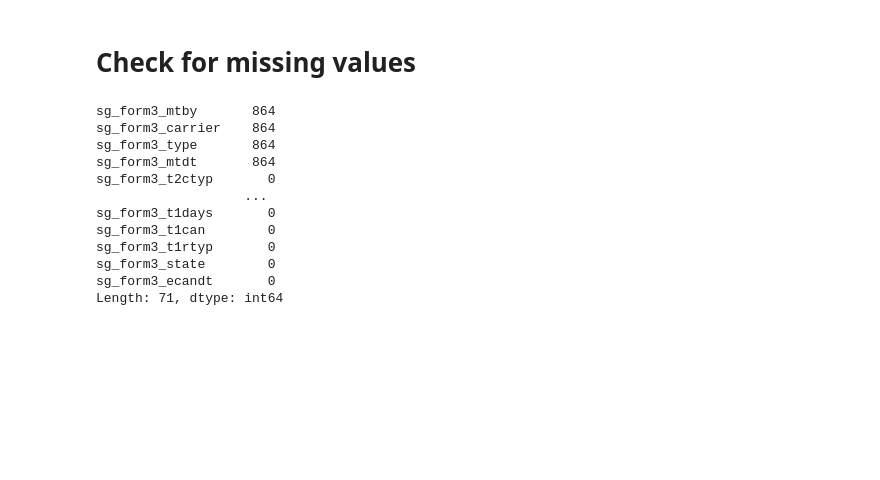
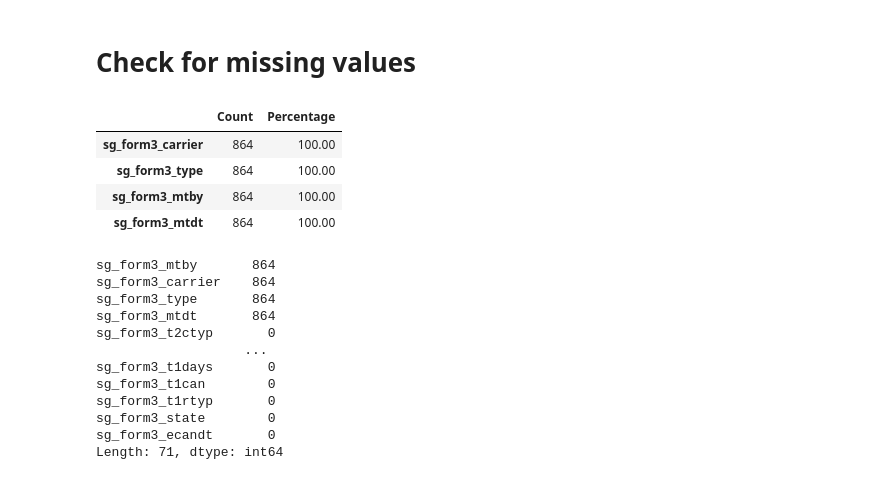
Before and after one commit to boborodono/Great_Learning, a Jupyter notebook: EDA Prep Jupyter Notebook/Hands_on_Notebook_ExploratoryDataAnalysis.ipynb, the cells around one changed output. Cells and saved outputs as stored; diff of their text form; code cells hidden in the pictures; blank space fills up the shorter version.

```diff
--- a/EDA Prep Jupyter Notebook/Hands_on_Notebook_ExploratoryDataAnalysis.ipynb
+++ b/EDA Prep Jupyter Notebook/Hands_on_Notebook_ExploratoryDataAnalysis.ipynb
@@ -292,5 +299,15 @@ See the caveats in the documentation: https://pandas.pydata.org/pandas-docs/stab
 # %% [markdown]
 # Check for missing values
+# %%
+missing_values = pd.DataFrame({'Count':df.isnull().sum()[df.isnull().sum()>0]
+                               ,'Percentage':(df.isnull().sum()[df.isnull().sum()>0]/df.shape[0])*100})
+missing_values
+# %% [output]
+|  | Count | Percentage |
+| sg_form3_carrier | 864 | 100.00 |
+| sg_form3_type | 864 | 100.00 |
+| sg_form3_mtby | 864 | 100.00 |
+| sg_form3_mtdt | 864 | 100.00 |
 # %%
 df.isnull().sum().sort_values(ascending=False)
 # %% [output]
```
Also changed, not shown: parts of 49 cells of this notebook, 2 other files.
